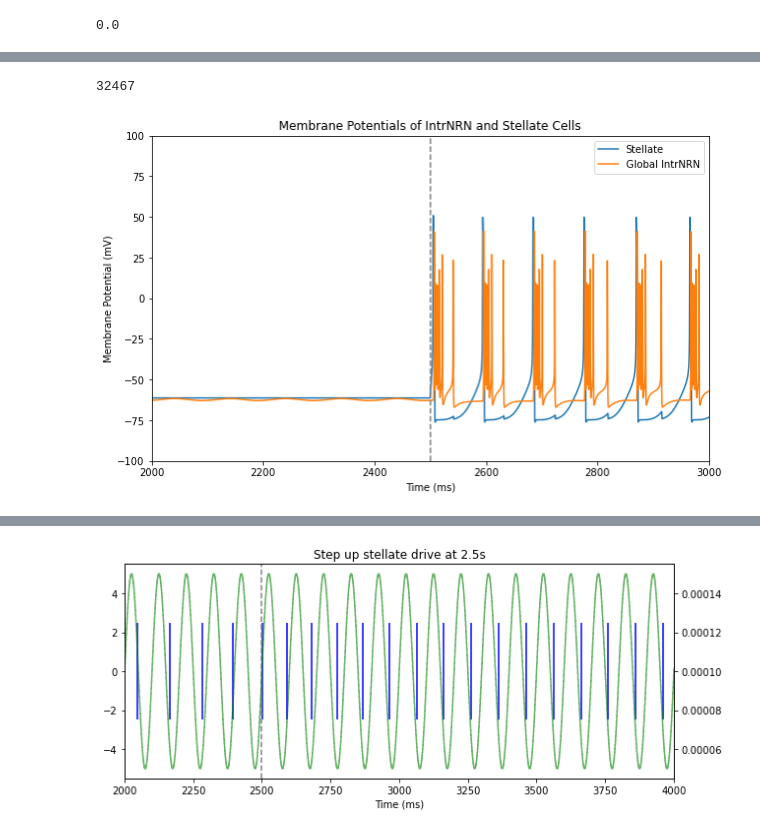
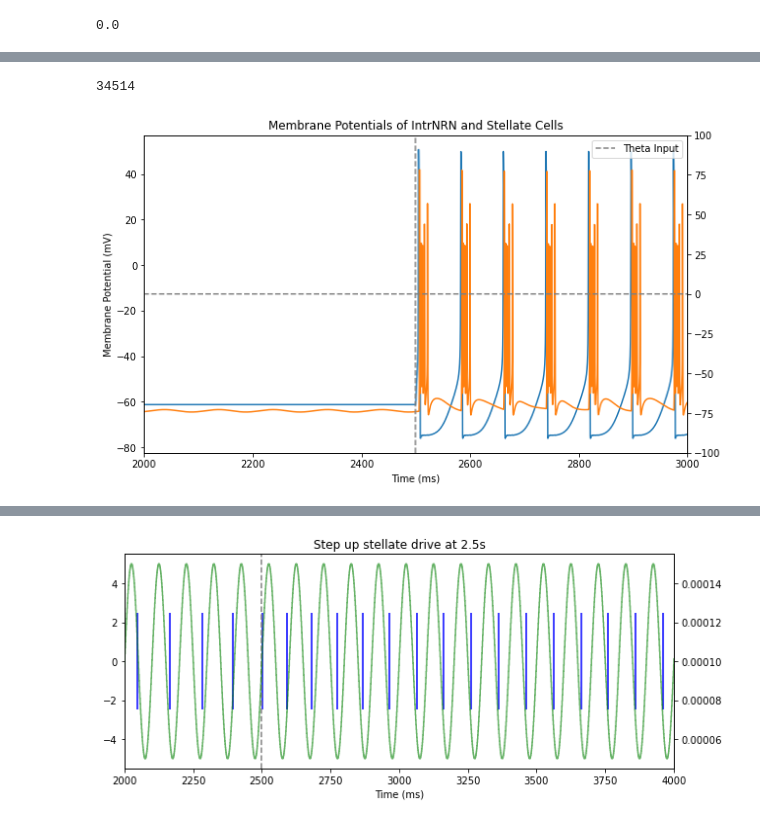
Before and after one commit to tiny-infinity/GridCellsTheta, a Jupyter notebook: amitabha_bose.ipynb, the cells around one changed output, grey strips where cells are left out. Drawn from its saved outputs; the diff is of its cells as text; code cells hidden in the pictures.

```diff
--- a/amitabha_bose.ipynb
+++ b/amitabha_bose.ipynb
@@ -82,31 +82,31 @@ plt.plot(time_arr, curr_arr)
 # %%
 i_theta = h.Vector().record(theta_ic._ref_amp)
 stellate_gh_vec = h.Vector().record(stellate_0.soma(0.5).stellate_mech._ref_gh)
 stellate_v = h.Vector().record(stellate_0.soma(0.5)._ref_v)
 global_intrnrn_v = h.Vector().record(global_intrnrn.soma(0.5)._ref_v)
 time = h.Vector().record(h._ref_t)
 
 
 h.finitialize(-65)
 h.continuerun(10000)
 print(len(time.to_python()))
 fig,ax = plt.subplots(figsize=(10,6))
-#ax1 = ax.twinx()
-
+ax1 = ax.twinx()
+ax1.plot(time,i_theta.to_python(), color='gray', linestyle='--', label='Theta Input')
 ax.plot(time, stellate_v, label='Stellate')
 ax.plot(time, global_intrnrn_v, label='Global IntrNRN')
 ##ax1.eventplot(spike_times, lineoffsets=-80, colors='r', linelengths=5, label='Stellate Spikes')
 ax.set_xlabel('Time (ms)')
 ax.set_ylabel('Membrane Potential (mV)')
 ax.set_title('Membrane Potentials of IntrNRN and Stellate Cells')
 plt.legend()
 plt.ylim(-100,100)
 plt.xlim(2000,3000)
 plt.axvline(x=2500, color='gray', linestyle='--')
 plt.show()
 # %% [output]
-32467
+34514
-[figure, old version]
+[figure, new version]
 # %%
 stell_spike_phases = freq * 2* np.pi * (np.array(spike_times_stell.to_python())/1000)%(2*np.pi)
 intrnrn_spike_phases = freq * 2* np.pi * (np.array(spike_times_intrnrn.to_python())/1000)%(2*np.pi)
```
Also changed, not shown: parts of 3 cells of this notebook, 2 other files.
